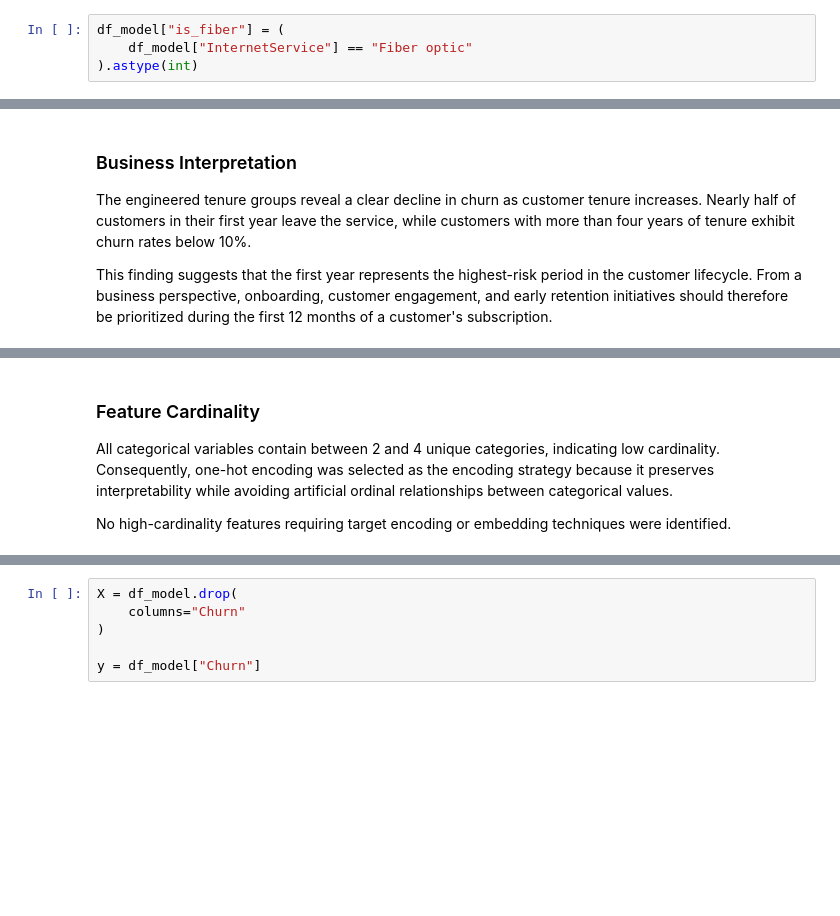
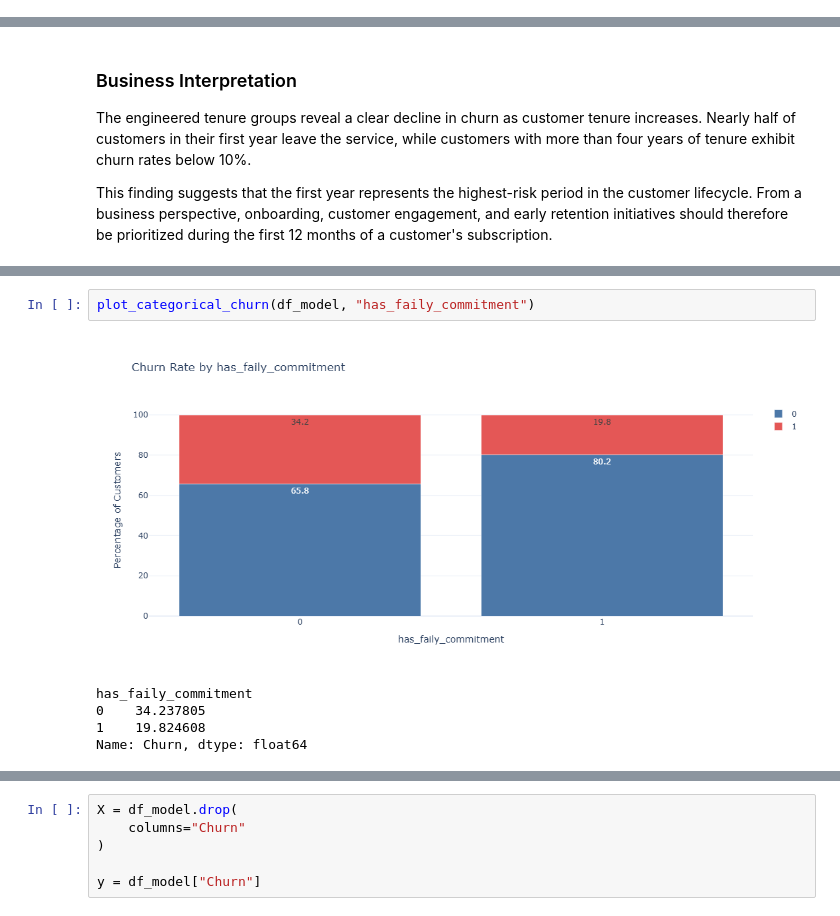
Before and after one commit to Saptaparnineogi/Customer-Churn-Risk-Assessment-and-Retention-Analytics, a Jupyter notebook: notebooks/02_Feature_Engineering_and_Model_Development.ipynb, the cells around one changed output, grey strips where cells are left out. Cells and saved outputs as stored; diff of their text form; blank space fills up the shorter version.

```diff
--- a/notebooks/02_Feature_Engineering_and_Model_Development.ipynb
+++ b/notebooks/02_Feature_Engineering_and_Model_Development.ipynb
@@ -265,4 +189,0 @@ A binary feature was therefore created to explicitly identify fibre-optic custom
-# %%
-df_model["is_fiber"] = (
-    df_model["InternetService"] == "Fiber optic"
-).astype(int)
@@ -390,6 +231,8 @@ pd.DataFrame({
-# %% [markdown]
-### Feature Cardinality
-
-All categorical variables contain between 2 and 4 unique categories, indicating low cardinality. Consequently, one-hot encoding was selected as the encoding strategy because it preserves interpretability while avoiding artificial ordinal relationships between categorical values.
-
-No high-cardinality features requiring target encoding or embedding techniques were identified.
+# %%
+plot_categorical_churn(df_model, "has_faily_commitment")
+# %% [output]
+[figure, added]
+has_faily_commitment
+0    34.237805
+1    19.824608
+Name: Churn, dtype: float64
```
Also changed, not shown: parts of 57 cells of this notebook.
